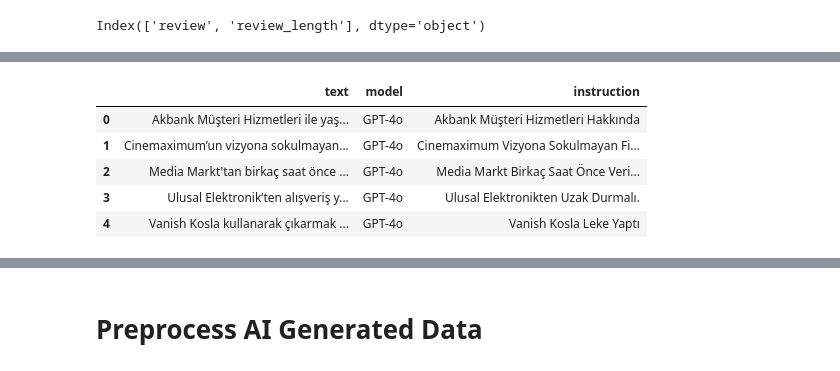
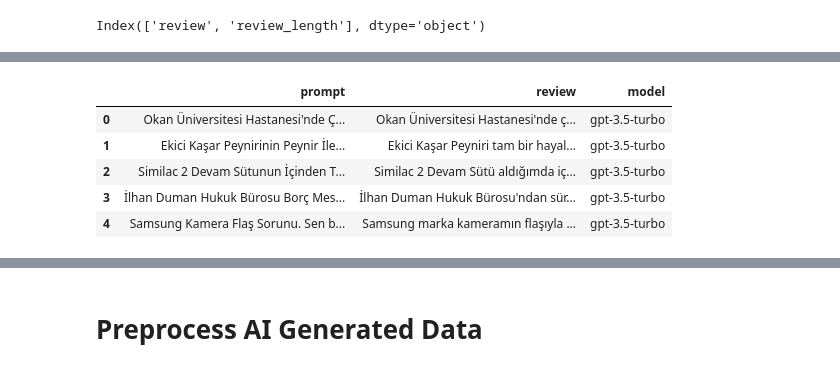
Before and after one commit to meric2/Turkish-AI-Generated-Content-Detection, a Jupyter notebook: baseline_models.ipynb, the cells around one changed output, grey strips where cells are left out. Cells and saved outputs as stored; diff of their text form; code cells hidden in the pictures.

```diff
--- a/baseline_models.ipynb
+++ b/baseline_models.ipynb
@@ -75,13 +67,13 @@ human_data.head()
 # %%
-ai_data = pd.read_excel('AI_Complaints.xlsx')
+ai_data = pd.read_excel('ai_data.xlsx')
 ai_data.head()
 # %% [output]
-|  | text | model | instruction |
-| 0 | Akbank Müşteri Hizmetleri ile yaş... | GPT-4o | Akbank Müşteri Hizmetleri Hakkında |
-| 1 | Cinemaximum’un vizyona sokulmayan... | GPT-4o | Cinemaximum Vizyona Sokulmayan Fi... |
-| 2 | Media Markt'tan birkaç saat önce ... | GPT-4o | Media Markt Birkaç Saat Önce Veri... |
-| 3 | Ulusal Elektronik’ten alışveriş y... | GPT-4o | Ulusal Elektronikten Uzak Durmalı. |
-| 4 | Vanish Kosla kullanarak çıkarmak ... | GPT-4o | Vanish Kosla Leke Yaptı |
+|  | prompt | review | model |
+| 0 | Okan Üniversitesi Hastanesi'nde Ç... | Okan Üniversitesi Hastanesi'nde ç... | gpt-3.5-turbo |
+| 1 | Ekici Kaşar Peynirinin Peynir İle... | Ekici Kaşar Peyniri tam bir hayal... | gpt-3.5-turbo |
+| 2 | Similac 2 Devam Sütunun İçinden T... | Similac 2 Devam Sütü aldığımda iç... | gpt-3.5-turbo |
+| 3 | İlhan Duman Hukuk Bürosu Borç Mes... | İlhan Duman Hukuk Bürosu'ndan sür... | gpt-3.5-turbo |
+| 4 | Samsung Kamera Flaş Sorunu. Sen b... | Samsung marka kameramın flaşıyla ... | gpt-3.5-turbo |
 # %%
 print("AI Data Shape: ", ai_data.shape)
 print("Human Data Shape: ", human_data.shape)
```
Also changed, not shown: parts of 15 cells of this notebook.
